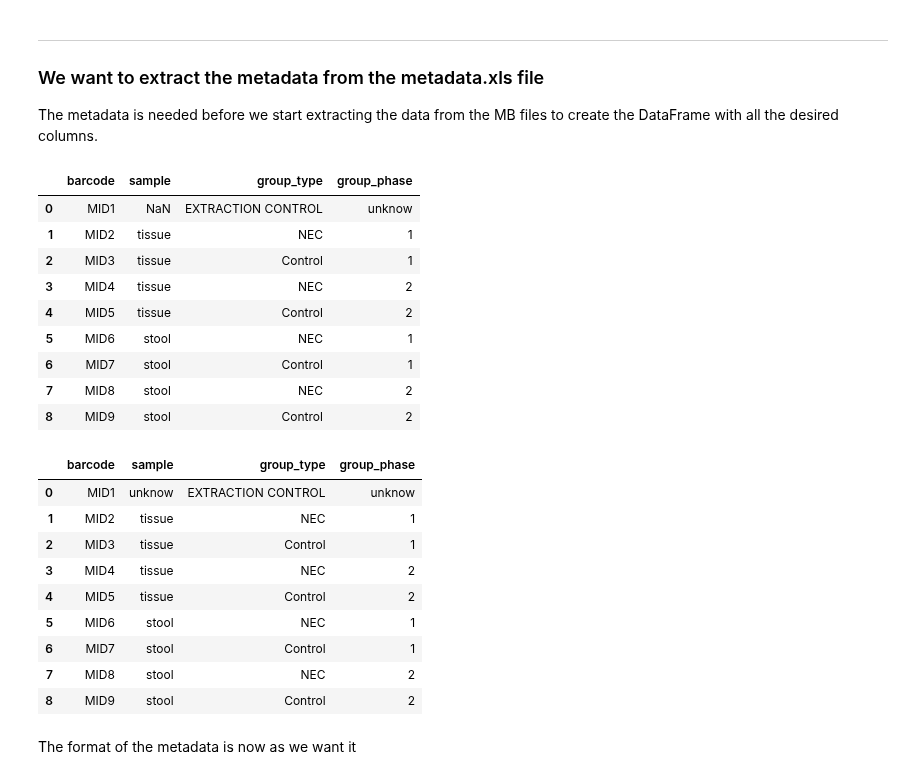
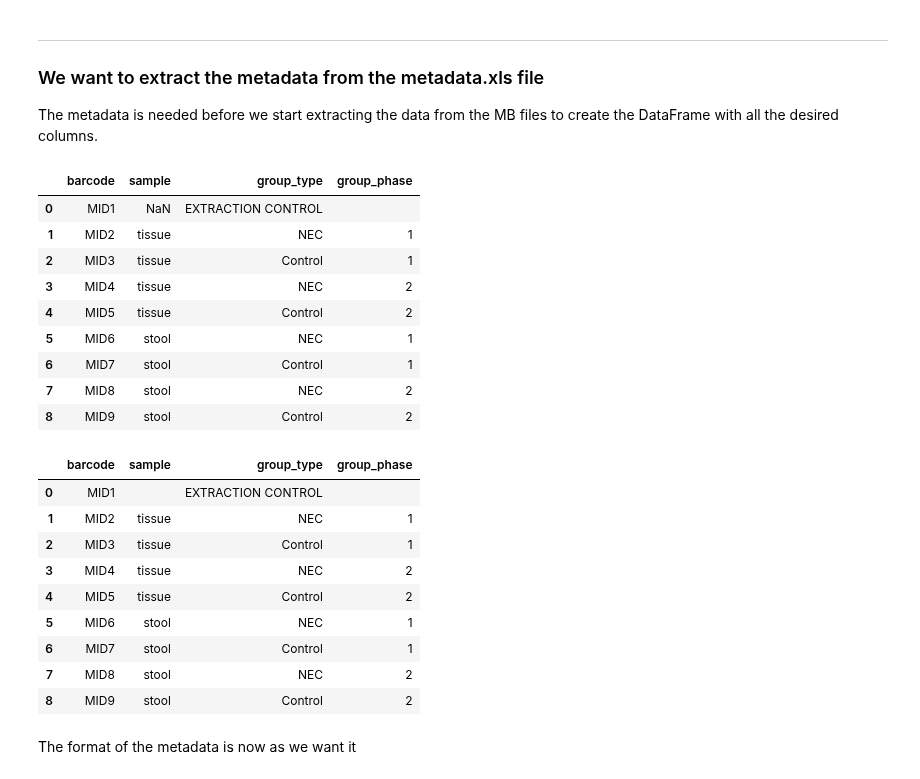
Before and after one commit to vincenzobaz/VBTALL-ADA2017, a Jupyter notebook: Homework 1.ipynb, the cells around one changed output. Saved outputs shown, nothing was run; the diff lists cells and outputs as text; code cells hidden in the pictures.

```diff
--- a/Homework 1.ipynb
+++ b/Homework 1.ipynb
@@ -125,7 +125,7 @@ for index in range(len(group)):                # Index progression must be upwar
     # A special case for the extraction control, we don't want to split it
     if group[index] == "EXTRACTION CONTROL":
         group_type.append(group[index])
-        group_phase.append("unknow")
+        group_phase.append("")
     else:
         splitted_group = group[index].split()
         group_type.append(splitted_group[0])
@@ -137,7 +137,7 @@ metadata = metadata_raw.drop("group",  axis=1)
 metadata
 # %% [output]
 |  | barcode | sample | group_type | group_phase |
-| 0 | MID1 | NaN | EXTRACTION CONTROL | unknow |
+| 0 | MID1 | NaN | EXTRACTION CONTROL |  |
 | 1 | MID2 | tissue | NEC | 1 |
 | 2 | MID3 | tissue | Control | 1 |
 | 3 | MID4 | tissue | NEC | 2 |
@@ -147,12 +147,13 @@ metadata
 | 7 | MID8 | stool | NEC | 2 |
 | 8 | MID9 | stool | Control | 2 |
 # %%
-## make sure SAMPLE doesn't contain NaN
-metadata["sample"].fillna(value="unknow", inplace=True)
+# make sure SAMPLE doesn't contain NaN, we replace them by an empty string
+# This will give use prettier column names later on
+metadata["sample"].fillna(value="", inplace=True)
 metadata
 # %% [output]
 |  | barcode | sample | group_type | group_phase |
-| 0 | MID1 | unknow | EXTRACTION CONTROL | unknow |
+| 0 | MID1 |  | EXTRACTION CONTROL |  |
 | 1 | MID2 | tissue | NEC | 1 |
 | 2 | MID3 | tissue | Control | 1 |
 | 3 | MID4 | tissue | NEC | 2 |
```
Also changed, not shown: parts of 10 cells of this notebook.
